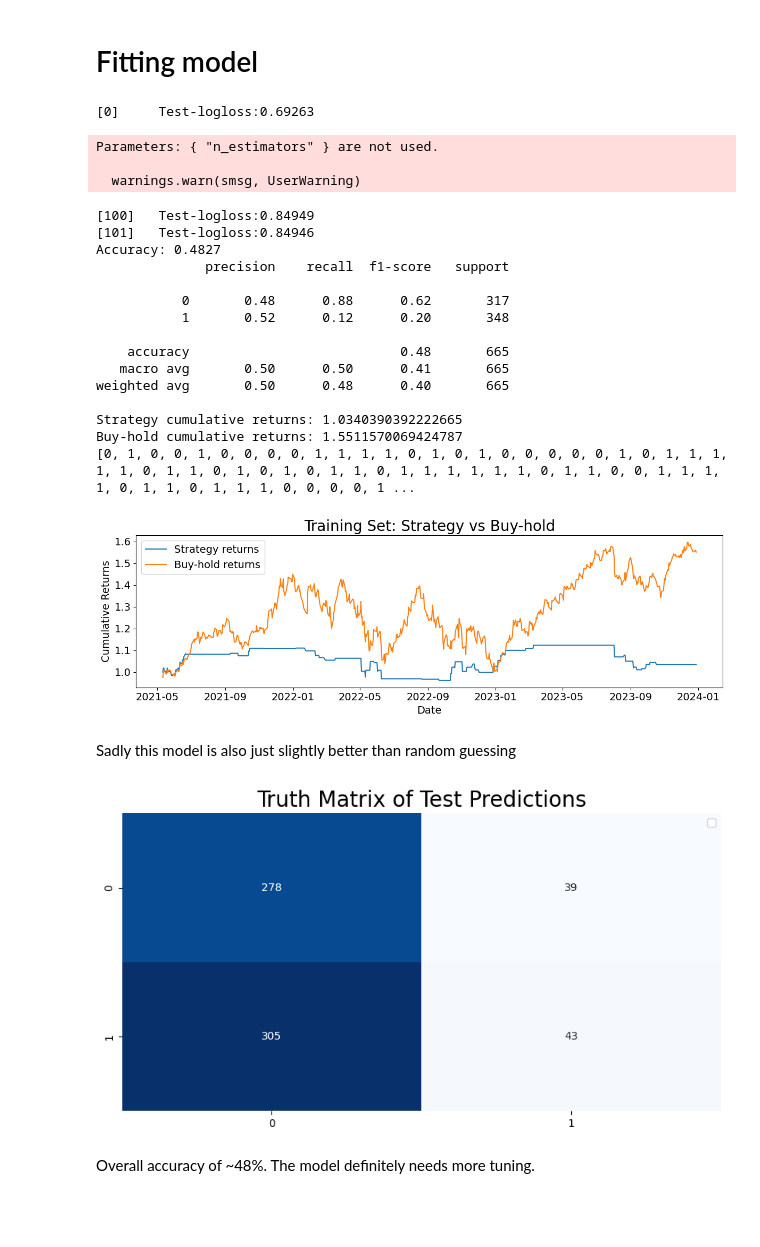
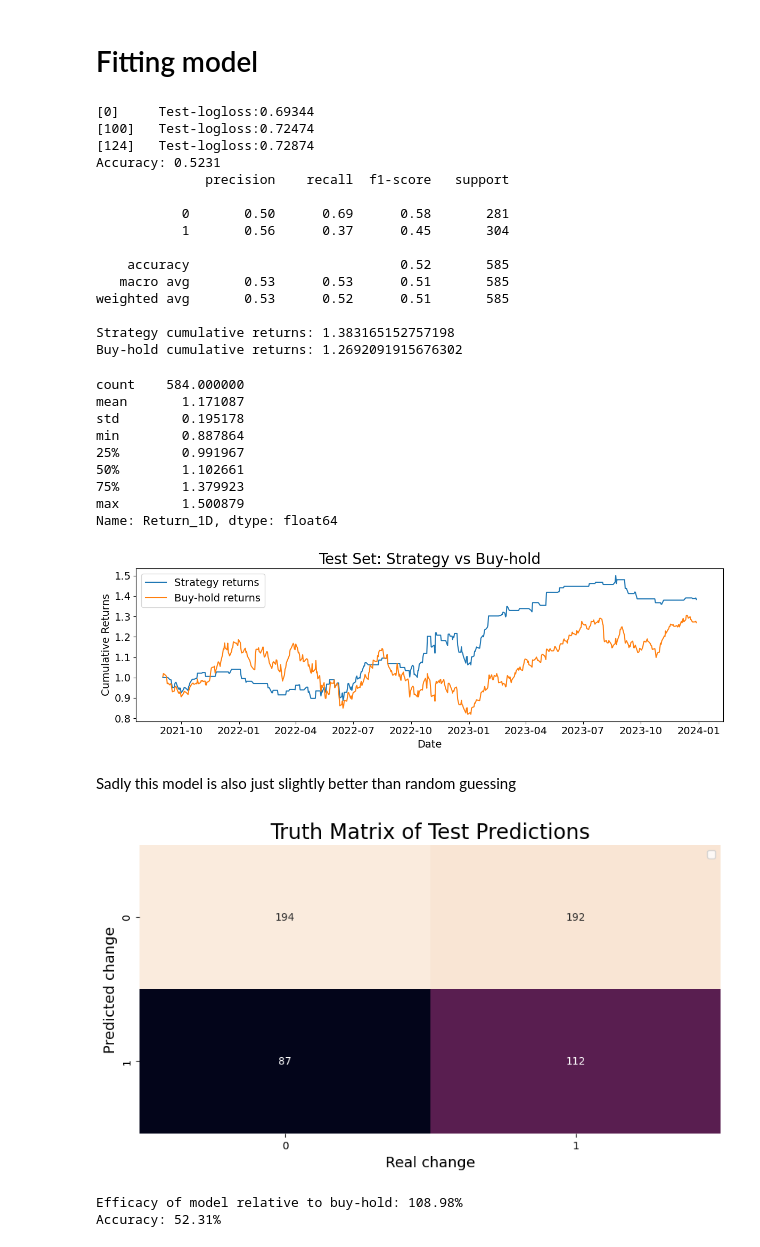
Before and after one commit to martinsandor707/Geometric_DataAnalysis, a Jupyter notebook: xgb_classifier.ipynb, the cells around one changed output. Drawn from its saved outputs; the diff is of its cells as text; code cells hidden in the pictures; blank space fills up the shorter version.

Commit message:
Tune parameters and make boosting model profitable

```diff
--- a/xgb_classifier.ipynb
+++ b/xgb_classifier.ipynb
@@ -118,7 +117,7 @@ features = ['Close', 'High', 'Low', 'Open', 'Volume', 'MA10', 'MA50', 'MA200',
 X = df[features]
 y = df['Target']
 
-X = pd.DataFrame(scale(X), index=X.index, columns=X.columns) # Scaling features just to be safe
+# X = pd.DataFrame(scale(X), index=X.index, columns=X.columns) # Scaling features just to be safe
 y.value_counts()
 X.describe()
 # %% [output]
@@ -156,7 +146,6 @@ params = {
     "eval_metric": "logloss",
     "learning_rate": 0.1,
     "max_depth": 6,
-    "n_estimators": 500
 }
 model = xgb.train(params, train_data, num_boost_round=1000, evals=[(test_data, "Test")], early_stopping_rounds=100, verbose_eval=100)
 
@@ -173,7 +162,7 @@ buy_hold_cumulative_returns = (1 + X_test['Return_1D'].shift(-1)).cumprod()
 fig, ax = plt.subplots(figsize=(12, 4))
 sns.lineplot(x=X_test.index, y=strategy_cumulative_returns, label='Strategy returns', ax=ax)
 sns.lineplot(x=X_test.index, y=buy_hold_cumulative_returns, label='Buy-hold returns', ax=ax)
-plt.title('Training Set: Strategy vs Buy-hold', fontsize=20)
+plt.title('Test Set: Strategy vs Buy-hold', fontsize=20)
 plt.xlabel('Date', fontsize=14)
 plt.ylabel('Cumulative Returns', fontsize=14)
 plt.xticks(fontsize=14)
@@ -184,39 +173,47 @@ plt.tight_layout()
 print(f"Strategy cumulative returns: {strategy_cumulative_returns.iloc[-2]}")
 print(f"Buy-hold cumulative returns: {buy_hold_cumulative_returns.iloc[-2]}")
 strategy_cumulative_returns.describe()
-print(y_train_pred)
 # %% [output]
-[0]     Test-logloss:0.69263
+[0]     Test-logloss:0.69344
+[100]   Test-logloss:0.72474
+[124]   Test-logloss:0.72874
+Accuracy: 0.5231
+              precision    recall  f1-score   support
+
+           0       0.50      0.69      0.58       281
+           1       0.56      0.37      0.45       304
+
+    accuracy                           0.52       585
+   macro avg       0.53      0.53      0.51       585
+weighted avg       0.53      0.52      0.51       585
+
+Strategy cumulative returns: 1.383165152757198
+Buy-hold cumulative returns: 1.2692091915676302
-Parameters: { "n_estimators" } are not used.
-
-  warnings.warn(smsg, UserWarning)
+count    584.000000
+mean       1.171087
+std        0.195178
+min        0.887864
+25%        0.991967
+50%        1.102661
+75%        1.379923
+max        1.500879
+Name: Return_1D, dtype: float64
-[100]   Test-logloss:0.84949
-[101]   Test-logloss:0.84946
-Accuracy: 0.4827
-              precision    recall  f1-score   support
-
-           0       0.48      0.88      0.62       317
-           1       0.52      0.12      0.20       348
-
-    accuracy                           0.48       665
-   macro avg       0.50      0.50      0.41       665
-weighted avg       0.50      0.48      0.40       665
-
-Strategy cumulative returns: 1.0340390392222665
-Buy-hold cumulative returns: 1.5511570069424787
-[0, 1, 0, 0, 1, 0, 0, 0, 0, 1, 1, 1, 1, 0, 1, 0, 1, 0, 0, 0, 0, 0, 1, 0, 1, 1, 1, 1, 1, 0, 1, 1, 0, 1, 0, 1, 0, 1, 1, 0, 1, 1, 1, 1, 1, 1, 0, 1, 1, 0, 0, 1, 1, 1, 1, 0, 1, 1, 0, 1, 1, 1, 0, 0, 0, 0, 1 ...
-[figure, old version]
+[figure, new version]
 # %% [markdown]
 Sadly this model is also just slightly better than random guessing
 # %%
 plt.figure(figsize=(10,5))
-cm = confusion_matrix(y_test.values, y_pred)
-sns.heatmap(cm, annot=True, fmt='d', cmap='Blues', cbar=False)
+cm = confusion_matrix(y_test_pred, y_test.values)
+sns.heatmap(cm, annot=True, fmt='d', cbar=False)
+plt.xlabel('Real change', fontsize=14)
+plt.ylabel('Predicted change', fontsize=14)
 plt.title("Truth Matrix of Test Predictions", fontsize=20)
 
 plt.legend()
 plt.show()
+print(f"Efficacy of model relative to buy-hold: {(strategy_cumulative_returns.iloc[-2] / buy_hold_cumulative_returns.iloc[-2]) *100:.2f}%")
+print(f"Accuracy: {(y_test_pred == y_test.values).sum() / len(y_test_pred) * 100:.2f}%")
 # %% [output]
-[figure, old version]
+[figure, new version]
+Efficacy of model relative to buy-hold: 108.98%
+Accuracy: 52.31%
-# %% [markdown]
-Overall accuracy of ~48%. The model definitely needs more tuning.
```
Also changed, not shown: parts of 8 cells of this notebook, 2 other files.
